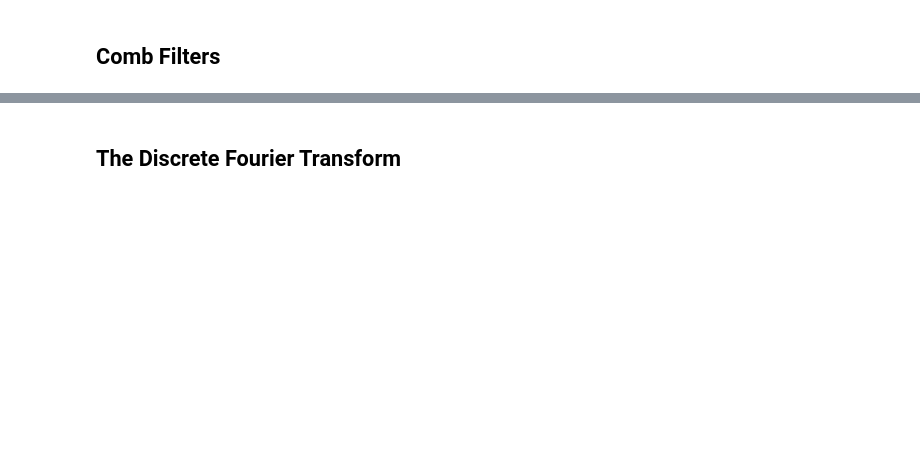
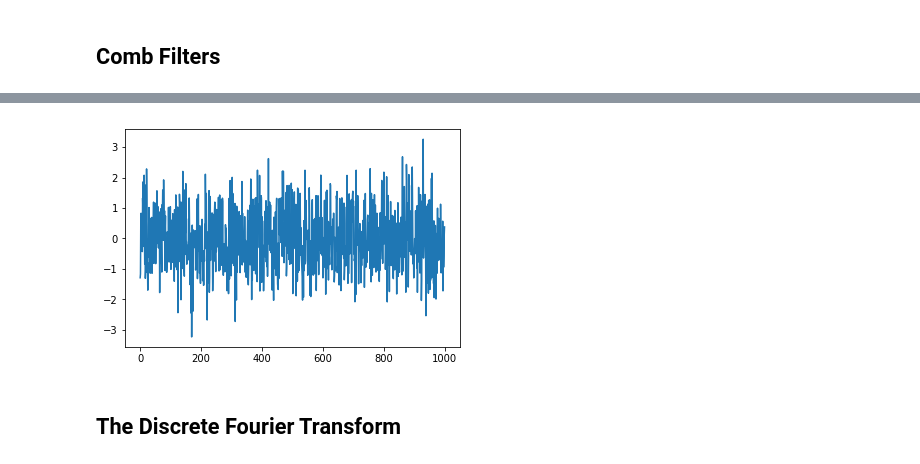
Before and after one commit to Ursinus-IDS301-S2020/Week2Class, a Jupyter notebook: Week2_Audio.ipynb, the cells around one changed output, grey strips where cells are left out. Drawn from its saved outputs; the diff is of its cells as text; code cells hidden in the pictures; blank space fills up the shorter version.

```diff
--- a/Week2_Audio.ipynb
+++ b/Week2_Audio.ipynb
@@ -139,3 +212,12 @@ y = np.array(x) # Copy over x
 ## Comb Filters
 # %%
 # Introduce noise, convolve noise pulse train
+# %%
+fs = 44100
+x = np.random.randn(fs*3)
+plt.plot(x[0:1000])
+h = np.zeros(fs*2)
+h[0::80] = 1  ## Impulse response
+y = np.convolve(x, h)
+ipd.Audio(y, rate=fs)
+# %% [output]
@@ -142,3 +225,4 @@ y = np.array(x) # Copy over x
+[figure, added]
 # %% [markdown]
 ## The Discrete Fourier Transform
 # %%
```
Also changed, not shown: parts of 25 cells of this notebook, 1 other file.
